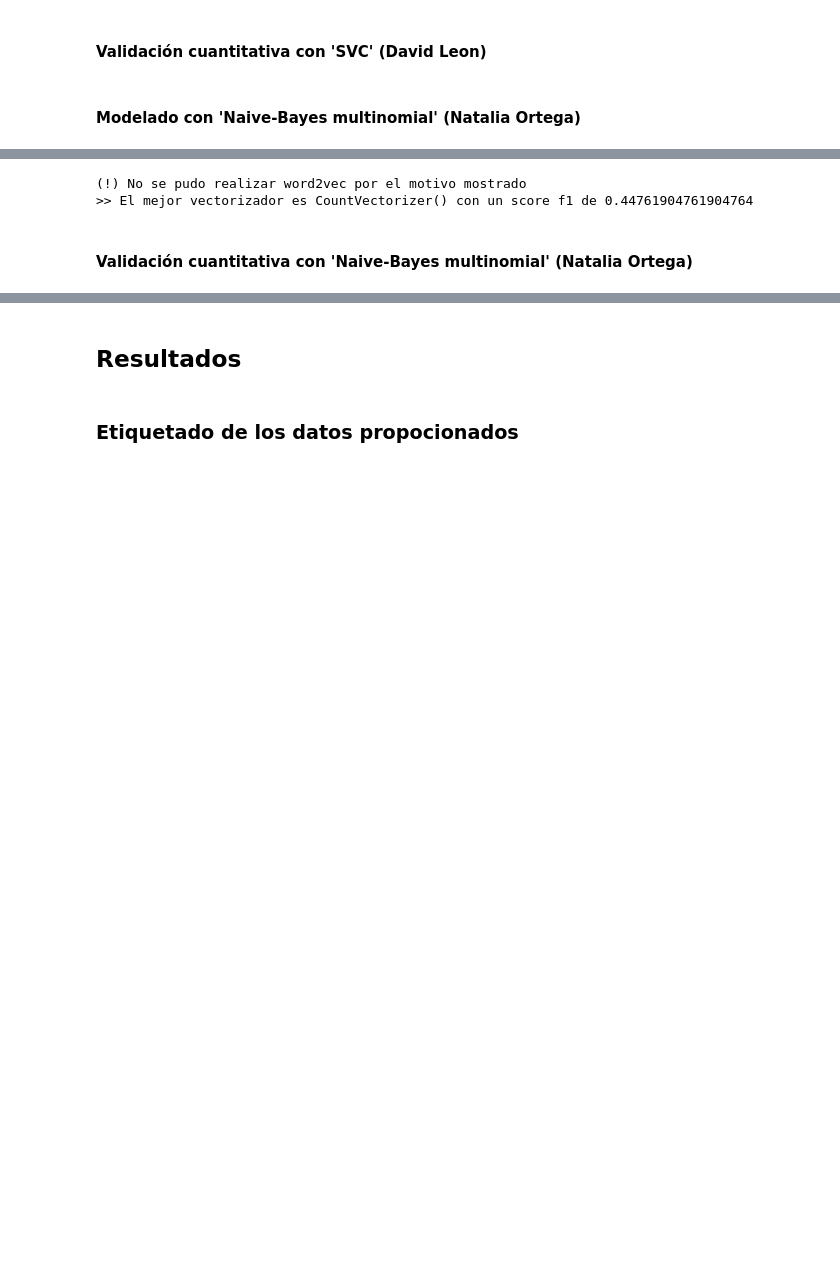
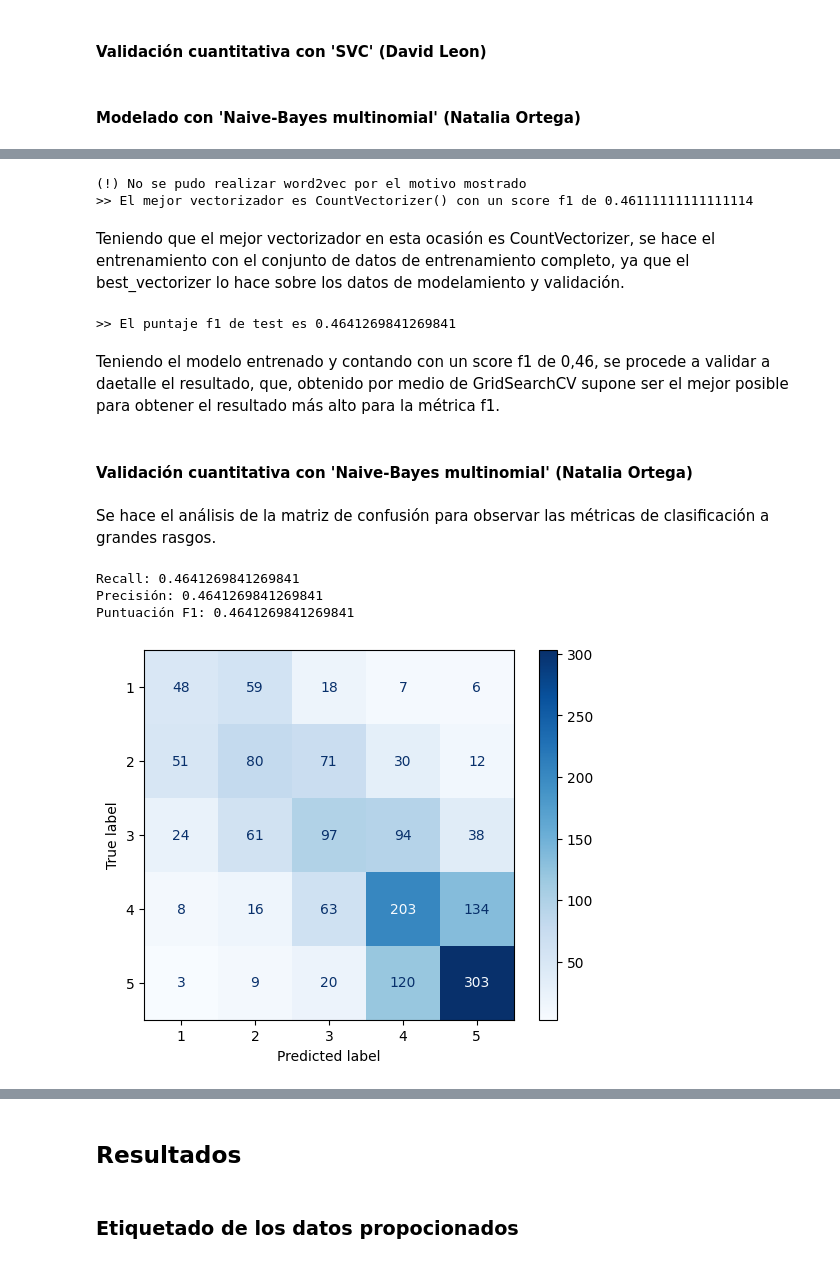
Before and after one commit to BI-202401/Proyecto-1, a Jupyter notebook: proyect.ipynb, the cells around one changed output, grey strips where cells are left out. Saved outputs shown, nothing was run; the diff lists cells and outputs as text; code cells hidden in the pictures; blank space fills up the shorter version.

```diff
--- a/proyect.ipynb
+++ b/proyect.ipynb
@@ -522,9 +545,40 @@ vectorizer, model = best_vectorizer(model)
 # %%
-model = MultinomialNB()
+model = MultinomialNB(alpha = 0.1)
 
 vectorizer, model = best_vectorizer(model)
 # %% [output]
 (!) No se pudo realizar word2vec por el motivo mostrado
->> El mejor vectorizador es CountVectorizer() con un score f1 de 0.44761904761904764
+>> El mejor vectorizador es CountVectorizer() con un score f1 de 0.46111111111111114
+# %% [markdown]
+Teniendo que el mejor vectorizador en esta ocasión es CountVectorizer, se hace el entrenamiento con el conjunto de datos de entrenamiento completo, ya que el best_vectorizer lo hace sobre los datos de modelamiento y validación.
+# %%
+X_train_transformed = vectorizer.fit_transform(X_train)
+model.fit(X_train_transformed, Y_train)
+X_test_transformed = vectorizer.transform(X_test)
+Y_pred_test = model.predict(X_test_transformed)
+score = f1_score(Y_test, Y_pred_test, average='micro')
+print(f">> El puntaje f1 de test es {score}")
+# %% [output]
+>> El puntaje f1 de test es 0.4641269841269841
+# %% [markdown]
+Teniendo el modelo entrenado y contando con un score f1 de 0,46, se procede a validar a daetalle el resultado, que, obtenido por medio de GridSearchCV supone ser el mejor posible para obtener el resultado más alto para la métrica f1.
 # %% [markdown]
 #### Validación cuantitativa con 'Naive-Bayes multinomial' (Natalia Ortega)
+# %% [markdown]
+Se hace el análisis de la matriz de confusión para observar las métricas de clasificación a grandes rasgos.
+# %%
+print("Recall: {}".format(recall_score(Y_test, Y_pred_test, average='micro')))
+print("Precisión: {}".format(precision_score(Y_test, Y_pred_test, average='micro')))
+print("Puntuación F1: {}".format(f1_score(Y_test, Y_pred_test, average='micro')))
+
+cm = confusion_matrix(Y_test, Y_pred_test)
+disp = ConfusionMatrixDisplay(
+    confusion_matrix=cm, display_labels=model.classes_)
+disp.plot(cmap=plt.cm.Blues)
+
+plt.show()
+# %% [output]
+Recall: 0.4641269841269841
+Precisión: 0.4641269841269841
+Puntuación F1: 0.4641269841269841
+[figure, added]
```
Also changed, not shown: parts of 22 cells of this notebook, 1 other file.
